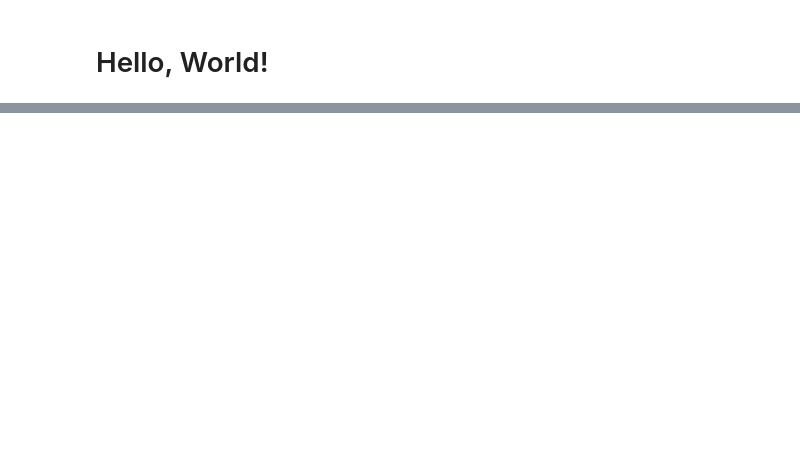
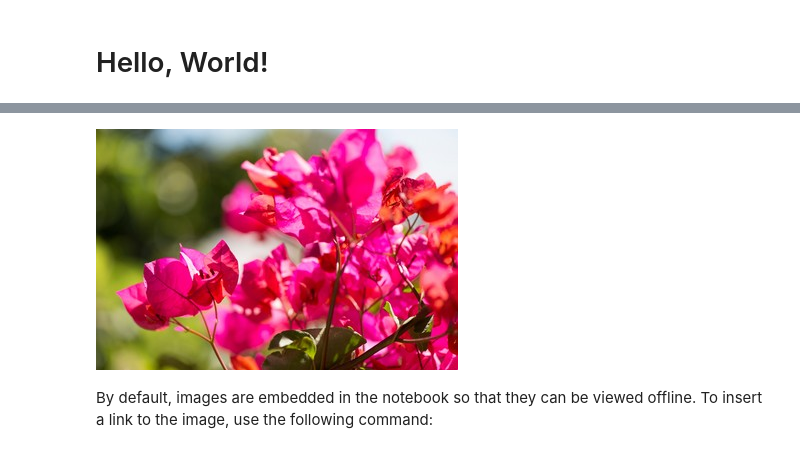
Before and after one commit to andersy005/Python-Quest, a Jupyter notebook: my_notebooks/Basics.ipynb, the cells around one changed output, grey strips where cells are left out. Cells and saved outputs as stored; diff of their text form; code cells hidden in the pictures; blank space fills up the shorter version.

```diff
--- a/my_notebooks/Basics.ipynb
+++ b/my_notebooks/Basics.ipynb
@@ -132,0 +211,8 @@ element.style.color = 'blue'
+# %%
+img = Image('http://www.imagesource.com/Doc/IS0/Media/TR5/7/7/f/4/IS09A9H4K.jpg')
+img
+# %% [output]
+[figure, added]
+# %% [markdown]
+By default, images are embedded in the notebook so that they can be viewed offline.
+To insert a link to the image, use the following command:
```
Also changed, not shown: parts of 18 cells of this notebook, 2 other files.
